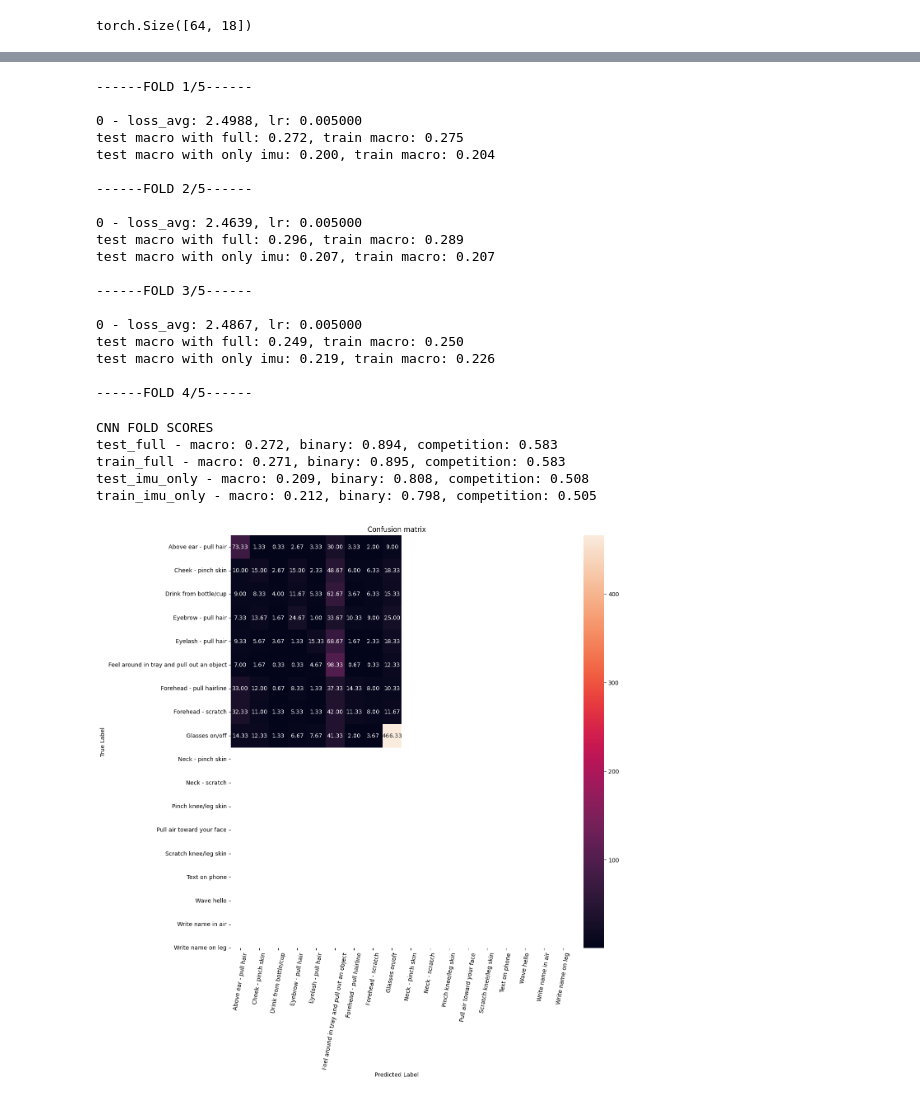
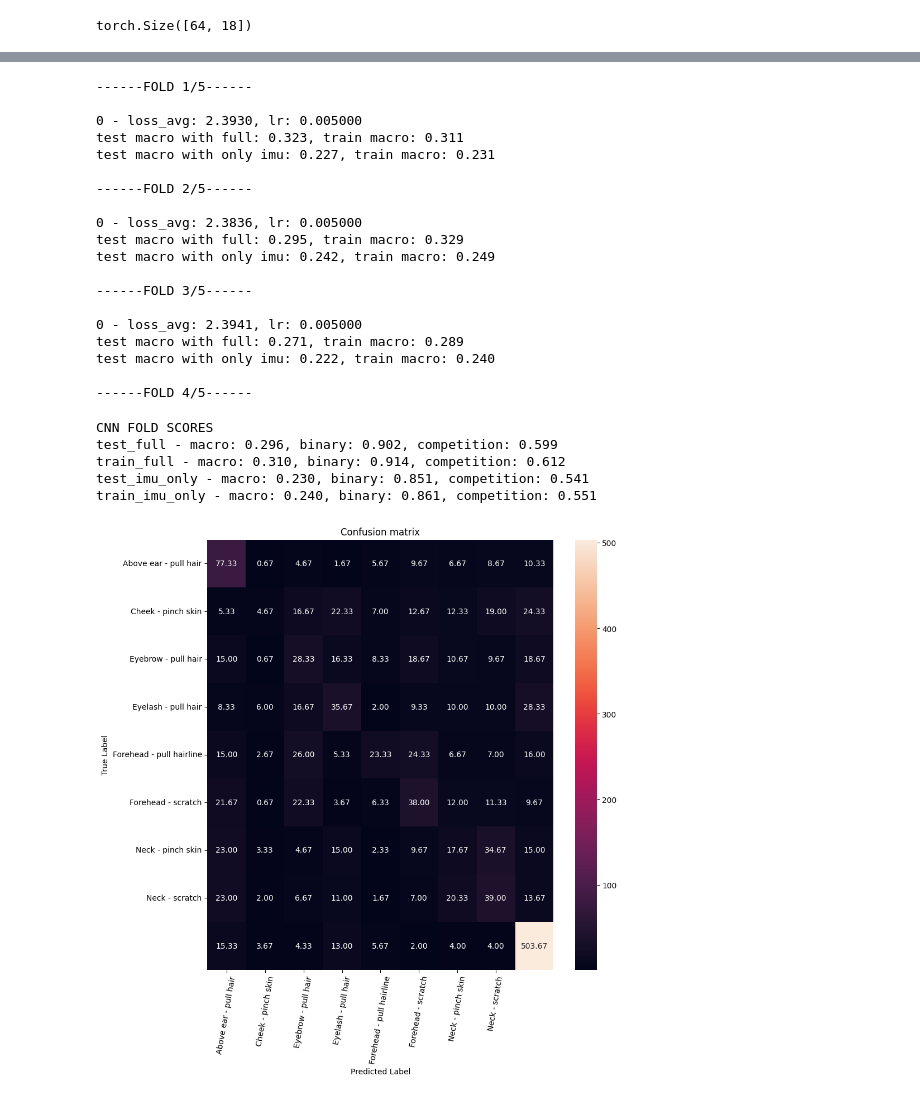
Before and after one commit to zeyad-shaban/cmi_competition, a Jupyter notebook: notebooks2/01_cnn_sco84.ipynb, the cells around one changed output, grey strips where cells are left out. Drawn from its saved outputs; the diff is of its cells as text; code cells hidden in the pictures.

Commit message:
impelmented two branch model and hardcoded shit into the notebook

```diff
--- a/notebooks2/01_cnn_sco84.ipynb
+++ b/notebooks2/01_cnn_sco84.ipynb
@@ -369,7 +339,7 @@ for fold, (train_indices, test_indices) in enumerate(gkf.split(X=features_full_s
     dataloader_train = DataLoader(dataset_train, batch_size=batch_size, shuffle=True, collate_fn=lambda batch: sensor_collate_train_fn(batch, len(imu_features)))
 
     # Train model
-    model = MiniModel(in_channels=n_features, n_classes=len(encoder.classes_)).to(device)
+    model = FullModel(in_channels=n_features, n_imu_channels=len(imu_features), n_classes=len(encoder.classes_)).to(device)
     model.train()
     train_model(model, dataloader_train, n_epochs, True, lr=5e-3, weight_decay=3e-4)
 
@@ -390,36 +360,36 @@ for fold, (train_indices, test_indices) in enumerate(gkf.split(X=features_full_s
 # %% [output]
 ------FOLD 1/5------
 
-0 - loss_avg: 2.4988, lr: 0.005000
-test macro with full: 0.272, train macro: 0.275
-test macro with only imu: 0.200, train macro: 0.204
+0 - loss_avg: 2.3930, lr: 0.005000
+test macro with full: 0.323, train macro: 0.311
+test macro with only imu: 0.227, train macro: 0.231
 
 ------FOLD 2/5------
 
-0 - loss_avg: 2.4639, lr: 0.005000
-test macro with full: 0.296, train macro: 0.289
-test macro with only imu: 0.207, train macro: 0.207
+0 - loss_avg: 2.3836, lr: 0.005000
+test macro with full: 0.295, train macro: 0.329
+test macro with only imu: 0.242, train macro: 0.249
 
 ------FOLD 3/5------
 
-0 - loss_avg: 2.4867, lr: 0.005000
-test macro with full: 0.249, train macro: 0.250
-test macro with only imu: 0.219, train macro: 0.226
+0 - loss_avg: 2.3941, lr: 0.005000
+test macro with full: 0.271, train macro: 0.289
+test macro with only imu: 0.222, train macro: 0.240
 
 ------FOLD 4/5------
 # %%
 print("CNN FOLD SCORES")
 for eval_type, scores in results.items():
     avg_scores = {metric: np.mean(values) for metric, values in scores.items() if metric != 'confusion_matrix'}
     print(f'{eval_type} - macro: {avg_scores["f1_macro"]:.3f}, binary: {avg_scores["f1_binary"]:.3f}, competition: {avg_scores["competition_evaluation"]:.3f}')
 
 # Plot confusion matrix for test_full
 avg_cm = np.mean(results['test_full']['confusion_matrix'], axis=0)
-plot_cm(avg_cm, list(encoder.classes_))
+plot_cm(avg_cm, np.array(encoder.classes_), target_gestures_encoded.unique())
 # %% [output]
 CNN FOLD SCORES
-test_full - macro: 0.272, binary: 0.894, competition: 0.583
-train_full - macro: 0.271, binary: 0.895, competition: 0.583
-test_imu_only - macro: 0.209, binary: 0.808, competition: 0.508
-train_imu_only - macro: 0.212, binary: 0.798, competition: 0.505
+test_full - macro: 0.296, binary: 0.902, competition: 0.599
+train_full - macro: 0.310, binary: 0.914, competition: 0.612
+test_imu_only - macro: 0.230, binary: 0.851, competition: 0.541
+train_imu_only - macro: 0.240, binary: 0.861, competition: 0.551
-[figure, old version]
+[figure, new version]
```
Also changed, not shown: parts of 2 cells of this notebook, 3 other files.
